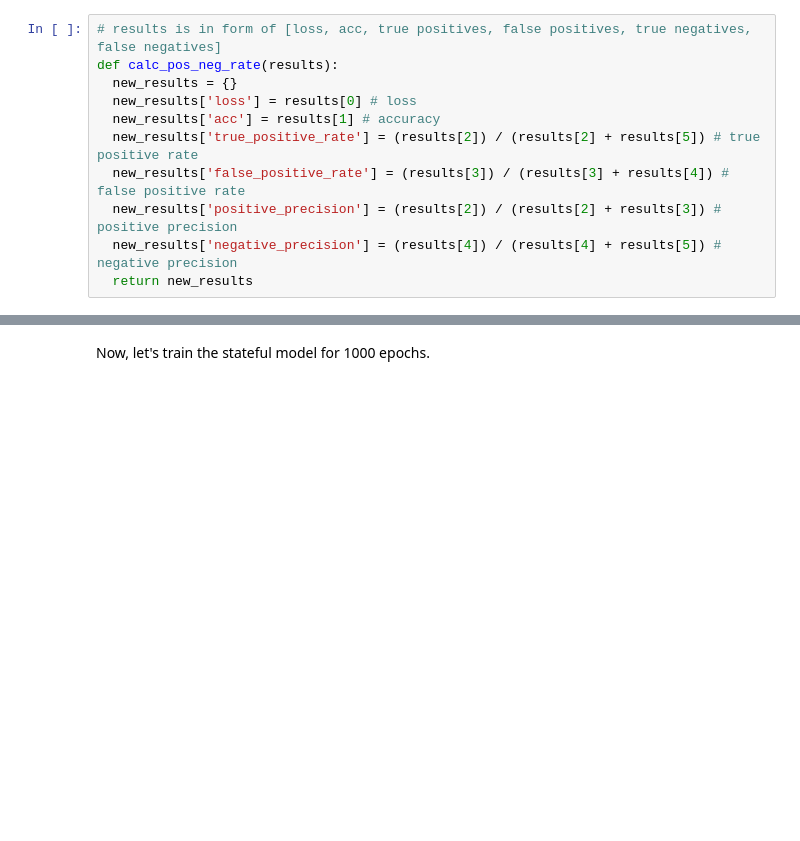
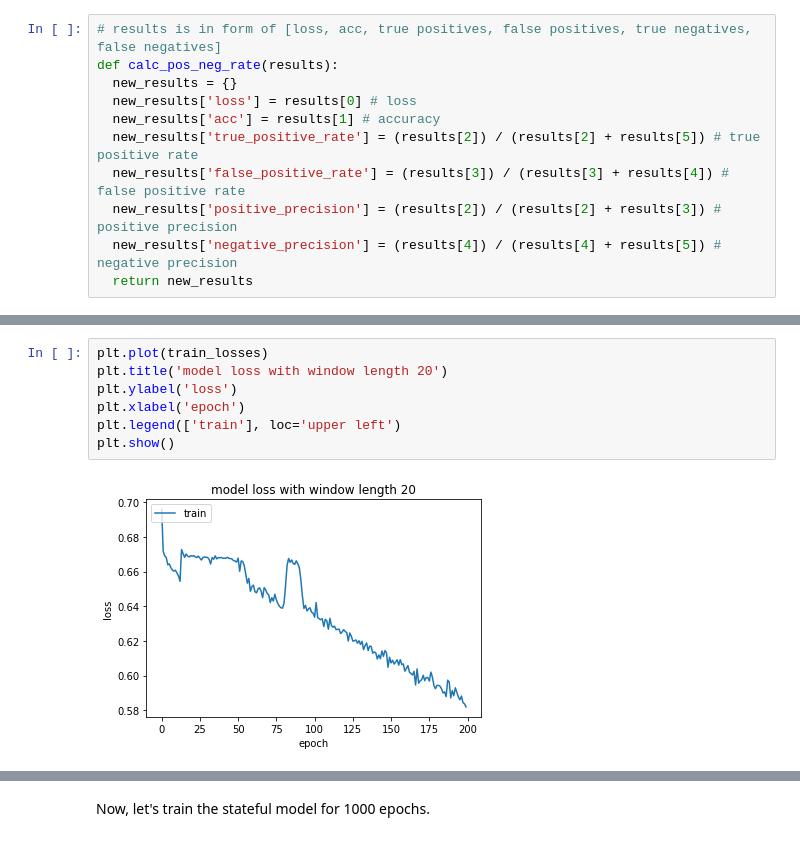
Before and after one commit to Ayazdani1997/stock-feature-prediction-final-pro, a Jupyter notebook: Phase1_OCHLV.ipynb, the cells around one changed output, grey strips where cells are left out. Drawn from its saved outputs; the diff is of its cells as text; blank space fills up the shorter version.

```diff
--- a/Phase1_OCHLV.ipynb
+++ b/Phase1_OCHLV.ipynb
@@ -504,0 +593,9 @@ for window length 10 we have: test loss, test acc: {'loss': 1.0082136392593384,
+# %%
+plt.plot(train_losses)
+plt.title('model loss with window length 20')
+plt.ylabel('loss')
+plt.xlabel('epoch')
+plt.legend(['train'], loc='upper left')
+plt.show()
+# %% [output]
+[figure, added]
```
Also changed, not shown: parts of 28 cells of this notebook.
